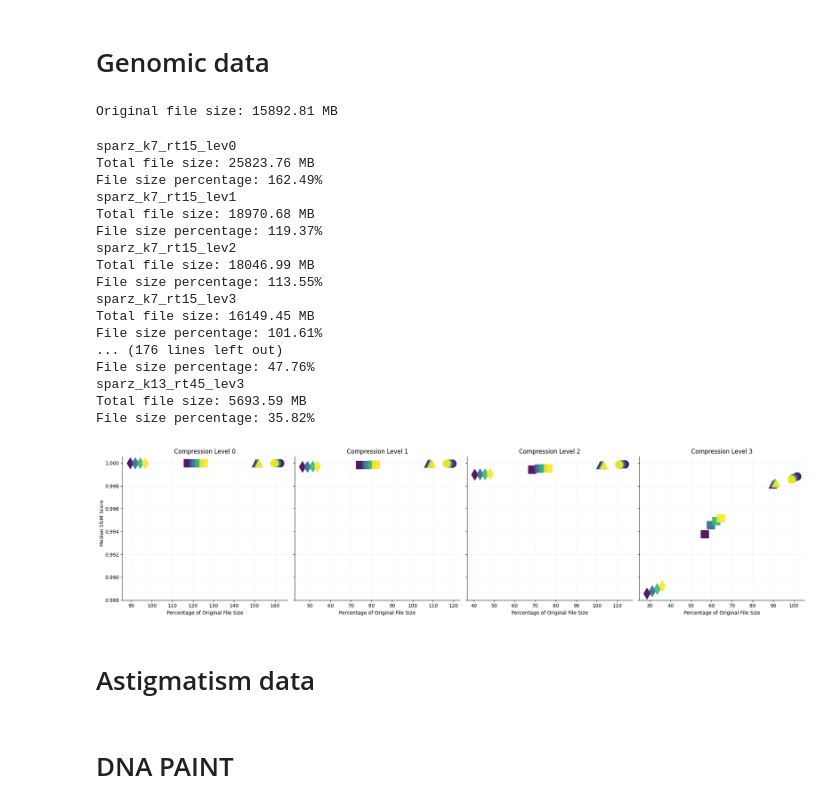
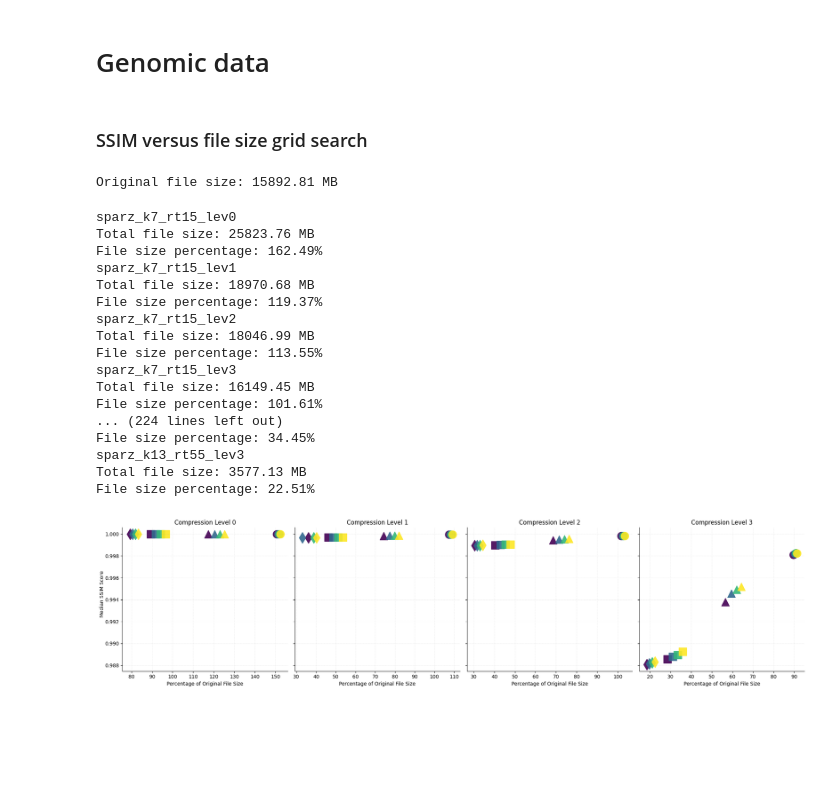
Before and after one commit to dgound/SPARZ, a Jupyter notebook: extra_code/plot_figure_3.ipynb, the cells around one changed output. Cells and saved outputs as stored; diff of their text form; code cells hidden in the pictures; blank space fills up the shorter version.

```diff
--- a/extra_code/plot_figure_3.ipynb
+++ b/extra_code/plot_figure_3.ipynb
@@ -17,20 +17,20 @@ from matplotlib.collections import PathCollection
 def natural_sort_key(s):
     return [int(text) if text.isdigit() else text.lower() for text in re.split('([0-9]+)', s)]
 
-# # Function to calculate SSIM
-# def calculate_ssim(original_file, compressed_file):
-#     ssim_scores = []
-#     with tifffile.TiffFile(original_file) as tif_original:
-#         with tifffile.TiffFile(compressed_file) as tif_compressed:
-#             for original_frame, compressed_frame in zip(tif_original.series[0].pages, tif_compressed.series[0].pages):
-#                 original_image = original_frame.asarray()
-#                 compressed_image = compressed_frame.asarray()
-#                 score = ssim(original_image, compressed_image, data_range=compressed_image.max() - compressed_image.min())
-#                 ssim_scores.append(score)
-#     return np.median(ssim_scores)
+# Function to calculate SSIM
+def calculate_ssim(original_file, compressed_file):
+    ssim_scores = []
+    with tifffile.TiffFile(original_file) as tif_original:
+        with tifffile.TiffFile(compressed_file) as tif_compressed:
+            for original_frame, compressed_frame in zip(tif_original.series[0].pages, tif_compressed.series[0].pages):
+                original_image = original_frame.asarray()
+                compressed_image = compressed_frame.asarray()
+                score = ssim(original_image, compressed_image, data_range=compressed_image.max() - compressed_image.min())
+                ssim_scores.append(score)
+    return np.median(ssim_scores)
 
 # New function to calculate SSIM
-def calculate_ssim(original_folder, compressed_folder):
+def calculate_ssim_folder(original_folder, compressed_folder):
     ssim_results = []
     original_files = natsorted([f for f in os.listdir(original_folder) if f.endswith('.tiff') and not f.startswith('.')])
     compressed_files = natsorted([f for f in os.listdir(compressed_folder) if f.endswith('.tiff') and not f.startswith('.')])
@@ -74,10 +74,12 @@ def extract_k_lev(label):
     return k_value, lev_value
 # %% [markdown]
 # Genomic data
+# %% [markdown]
+### SSIM versus file size grid search
 # %%
 # Nir et al data
-main_folder = '/Volumes/T7/compression/Nir_et_al_grid-search'
-original_files = '/Users/laurabreimann/Desktop/nir_raw/raw_16bit'
+main_folder = '/Volumes/T9/compression_grid_search'
+original_files = '/Volumes/T9/compression/nir_raw/raw_16bit'
 # %%
 # Get orginal file size from all tiff files
 original_file_size = get_total_size_of_files(original_files, ['.tiff'])
@@ -93,7 +95,7 @@ for folder in natsorted(os.listdir(main_folder)):
     print(folder)
     uncompressed_folder = os.path.join(main_folder, folder, 'uncompressed')
 
-    ssim_results = calculate_ssim(original_files, uncompressed_folder)
+    ssim_results = calculate_ssim_folder(original_files, uncompressed_folder)
     total_file_size = get_total_size_of_files(os.path.join(main_folder, folder), ['.mp4', '.npz'])
     print(f'Total file size: {total_file_size / 1e6:.2f} MB')
     file_size_percentage = (total_file_size / original_file_size) * 100
@@ -119,11 +121,11 @@ File size percentage: 113.55%
 sparz_k7_rt15_lev3
 Total file size: 16149.45 MB
 File size percentage: 101.61%
-... (176 lines left out)
-File size percentage: 47.76%
-sparz_k13_rt45_lev3
-Total file size: 5693.59 MB
-File size percentage: 35.82%
+... (224 lines left out)
+File size percentage: 34.45%
+sparz_k13_rt55_lev3
+Total file size: 3577.13 MB
+File size percentage: 22.51%
 # %%
 # Read the CSV file
 csv_file = '/Users/laurabreimann/Desktop/nir_ssim.csv'
@@ -132,7 +134,7 @@ ssim_df = pd.read_csv(csv_file)
 # Define colors and markers based on provided specifications
 k_values = [7, 9, 11, 13]
 k_colors = plt.cm.viridis(np.linspace(0, 1, len(k_values)))
-threshold_markers = {15: 'o', 25: '^', 35: 's', 45: 'd'}
+threshold_markers = {25: 'o', 35: '^', 45: 's', 55: 'd'}
 
 # Create a color map for 'k' values
 color_map = {k: color for k, color in zip(k_values, k_colors)}
@@ -156,34 +158,32 @@ for i, (level, group) in enumerate(folder_stats.groupby('lev')):
     ax.grid(color='gray', linestyle='--', linewidth=0.5, alpha=0.2, zorder=0)
     for k, data in group.groupby('k'):
         for rt, rt_data in data.groupby('threshold'):
             if rt in threshold_markers:
                 ax.scatter(rt_data['percentage_size'], rt_data['SSIM'],
                            color=color_map[k],
                            s=250,
                            marker=threshold_markers[rt],
                            alpha=0.9,
                            label=f'k={k}, rt={rt}')
     #ax.set_xlim(0, 50)
 
 # Remove lines on top and right
 for ax in axs:
     ax.spines['top'].set_visible(False)
     ax.spines['right'].set_visible(False)
 
 # Set common Y axis label
 fig.text(0, 0.55, 'Median SSIM Score', va='center', rotation='vertical')
 
 # Add a legend
 handles, labels = ax.get_legend_handles_labels()
 #fig.legend(handles, labels, loc='upper right')
 
 plt.tight_layout()
 
 # Save the plot as a PDF
-output_file = '/Users/laurabreimann/Documents/Postdoc/Colabs/Compression/Figures/Figure_3a_SSIM_filesize_240528.pdf'
+output_file = '/Users/laurabreimann/Documents/Postdoc/Colabs/Compression/Figures/Figure_3a_SSIM_filesize_240705_2.pdf'
 plt.savefig(output_file, format='pdf')
 #plt.close()
 # %% [output]
-[figure, old version]
+[figure, new version]
-# %% [markdown]
-# Astigmatism data
@@ -264,2 +189,0 @@ plt.close()
-# %% [markdown]
-# DNA PAINT
```
Also changed, not shown: parts of 11 cells of this notebook, 2 other files.
